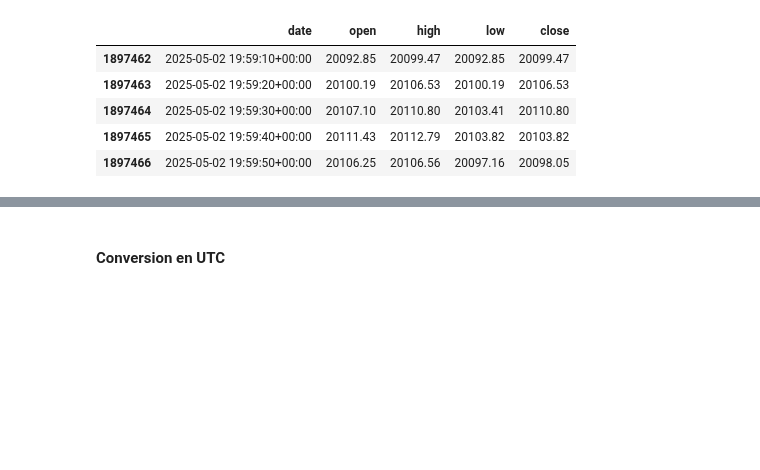
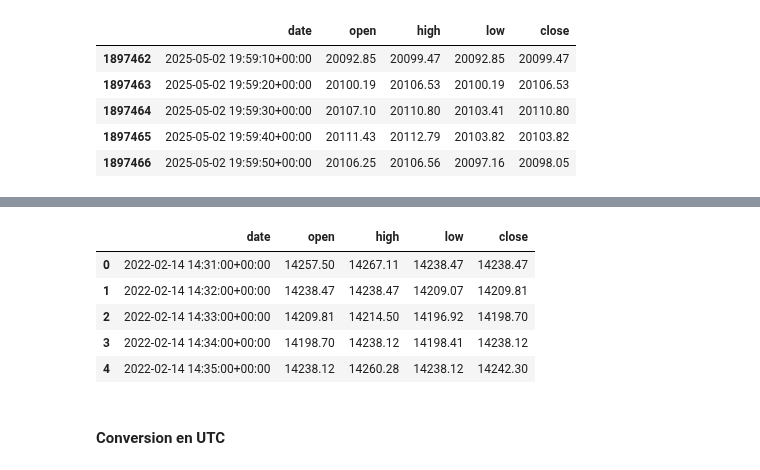
Before and after one commit to FinTechCpp/fast-backtest-app, a Jupyter notebook: Notebooks/IBKR_API.ipynb, the cells around one changed output, grey strips where cells are left out. Drawn from its saved outputs; the diff is of its cells as text; code cells hidden in the pictures; blank space fills up the shorter version.

```diff
--- a/Notebooks/IBKR_API.ipynb
+++ b/Notebooks/IBKR_API.ipynb
@@ -191,3 +222,18 @@ retrieved_df.to_csv("../marketData/NDX_10secs_20220214_to_20250502_TRADES.csv",
+# %%
+retrieved_df.to_csv("../marketData/NDX_1min_20220214_to_20250502_TRADES.csv", index=True)
+import pandas as pd
+import os
+save_path = "../marketData/NDX_1min_20220214_to_20250502_TRADES.csv"
+
+retrieved_df = pd.read_csv(save_path)
+display(retrieved_df.head())
+# %% [output]
+|  | date | open | high | low | close |
+| 0 | 2022-02-14 14:31:00+00:00 | 14257.50 | 14267.11 | 14238.47 | 14238.47 |
+| 1 | 2022-02-14 14:32:00+00:00 | 14238.47 | 14238.47 | 14209.07 | 14209.81 |
+| 2 | 2022-02-14 14:33:00+00:00 | 14209.81 | 14214.50 | 14196.92 | 14198.70 |
+| 3 | 2022-02-14 14:34:00+00:00 | 14198.70 | 14238.12 | 14198.41 | 14238.12 |
+| 4 | 2022-02-14 14:35:00+00:00 | 14238.12 | 14260.28 | 14238.12 | 14242.30 |
 # %% [markdown]
 #### Conversion en UTC
 # %%
```
Also changed, not shown: parts of 6 cells of this notebook, 5 other files.
